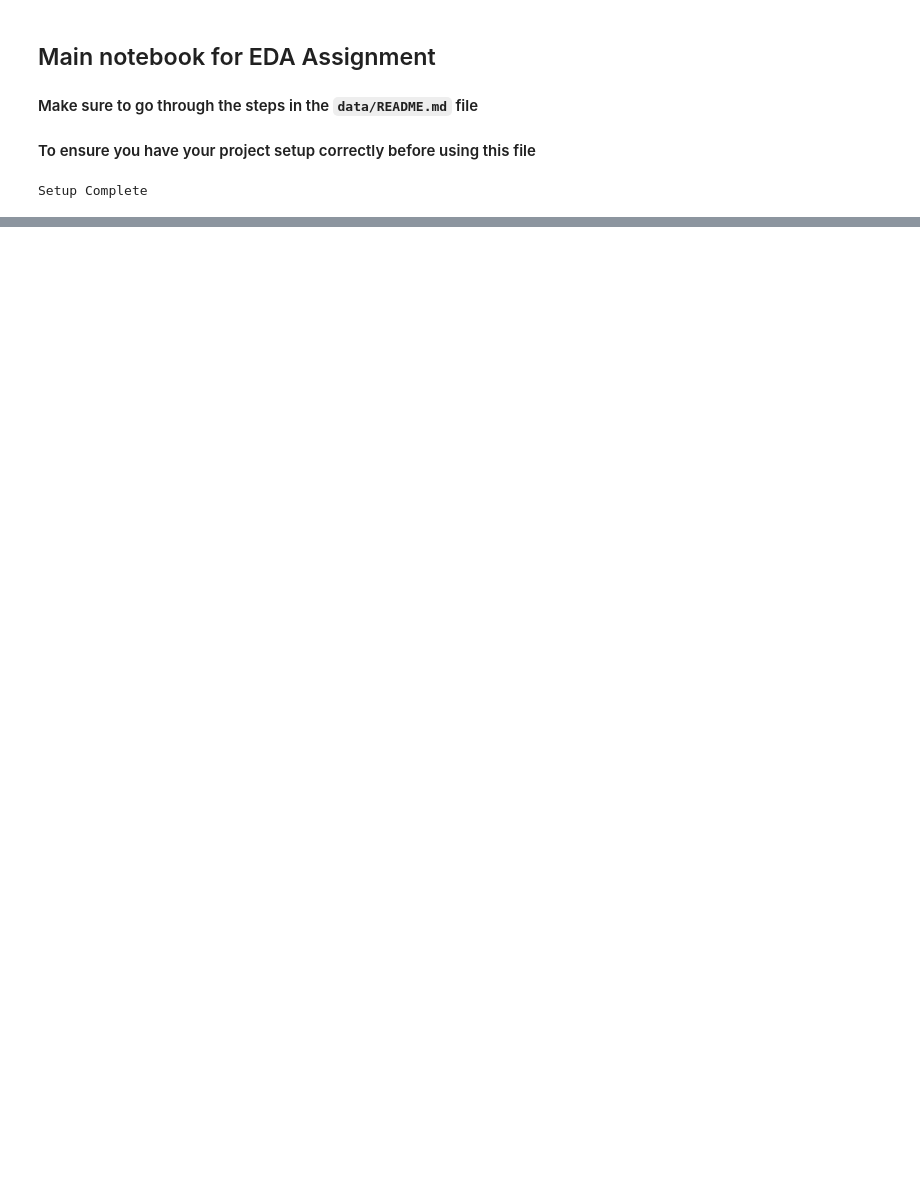
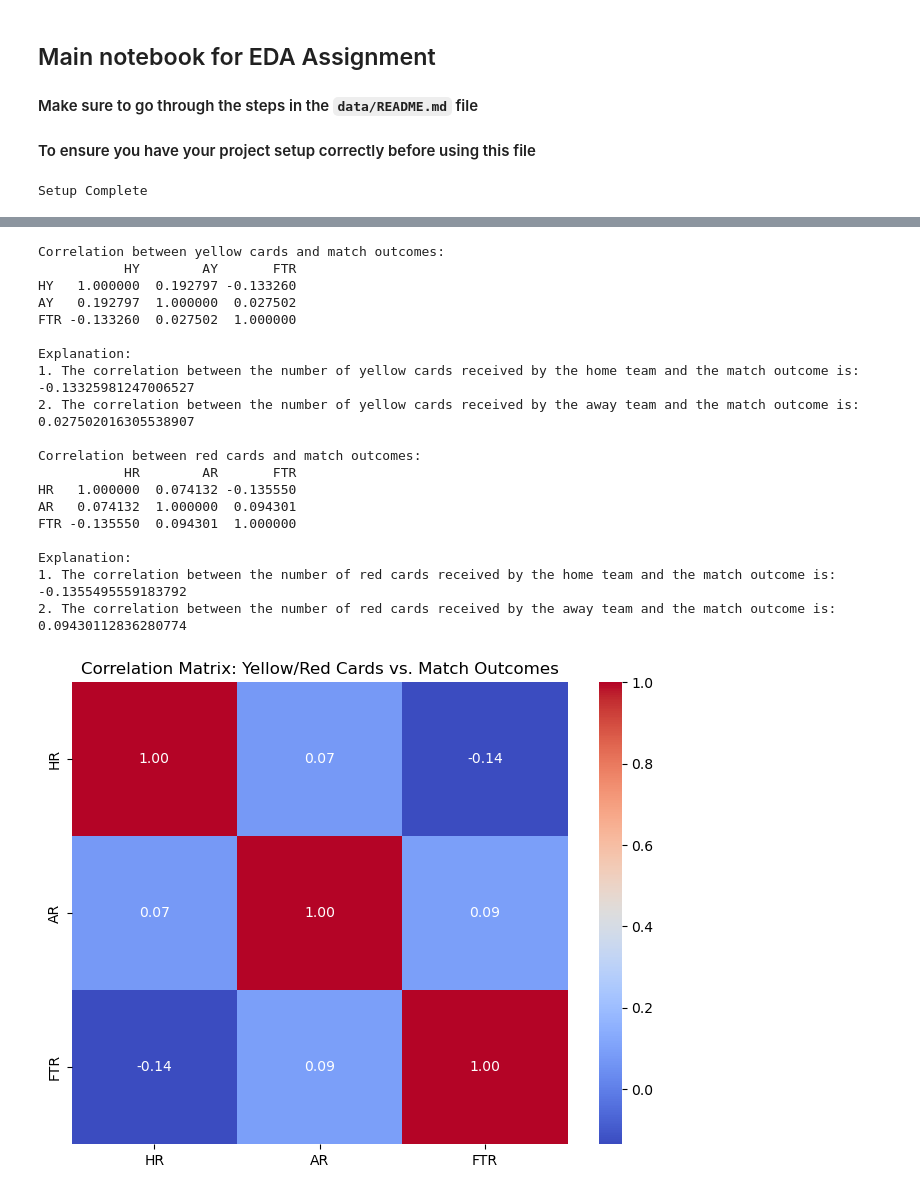
Before and after one commit to kadevirgil/CS4580_EDA, a Jupyter notebook: main.ipynb, the cells around one changed output, grey strips where cells are left out. Saved outputs shown, nothing was run; the diff lists cells and outputs as text; code cells hidden in the pictures; blank space fills up the shorter version.

```diff
--- a/main.ipynb
+++ b/main.ipynb
@@ -63,0 +287,76 @@ results_data.head()
+# %%
+# TODO: Do disciplinary actions (yellow and red cards) have an impact on the outcome of a match?
+
+# 8. Yellow Cards Influence
+# Try to find a correlation between the number of yellow cards and the outcome of the match
+# If home team has more yellow cards, does it affect the outcome of the match?
+# If the away team has more yellow cards, does it affect the outcome of the match?
+# Calculate the correlation between yellow cards and match outcomes
+yellow_cards_correlation = results_data[['HY', 'AY', 'FTR']].copy()
+
+# Convert FTR to numerical values for correlation calculation
+# H -> 1 (Home win), D -> 0 (Draw), A -> -1 (Away win)
+yellow_cards_correlation['FTR'] = yellow_cards_correlation['FTR'].map({'H': 1, 'D': 0, 'A': -1})
+
+# Calculate the correlation matrix
+correlation_matrix = yellow_cards_correlation.corr()
+
+# Display the correlation matrix
+print("Correlation between yellow cards and match outcomes:")
+print(correlation_matrix)
+
+# Explain the correlation matrix
+print("\nExplanation:")
+print("1. The correlation between the number of yellow cards received by the home team and the match outcome is:", correlation_matrix.loc['HY', 'FTR'])
+print("2. The correlation between the number of yellow cards received by the away team and the match outcome is:", correlation_matrix.loc['AY', 'FTR'])
+
+# 9. Red Cards Influence
+# Try to find a correlation between the number of red cards and the outcome of the match
+# If home team has more red cards, does it affect the outcome of the match?
+# If the away team has more red cards, does it affect the outcome of the match?
+# Calculate the correlation between red cards and match outcomes
+red_cards_correlation = results_data[['HR', 'AR', 'FTR']].copy()
+
+# Convert FTR to numerical values for correlation calculation
+# H -> 1 (Home win), D -> 0 (Draw), A -> -1 (Away win)
+red_cards_correlation['FTR'] = red_cards_correlation['FTR'].map({'H': 1, 'D': 0, 'A': -1})
+
+# Calculate the correlation matrix
+correlation_matrix = red_cards_correlation.corr()
+
+# Display the correlation matrix
+print("\nCorrelation between red cards and match outcomes:")
+print(correlation_matrix)
+
+# Explain the correlation matrix
+print("\nExplanation:")
+print("1. The correlation between the number of red cards received by the home team and the match outcome is:", correlation_matrix.loc['HR', 'FTR'])
+print("2. The correlation between the number of red cards received by the away team and the match outcome is:", correlation_matrix.loc['AR', 'FTR'])
+
+
+# Plot the correlation matrix
+plt.figure(figsize=(8, 6))
+sns.heatmap(correlation_matrix, annot=True, cmap='coolwarm', fmt=".2f")
+plt.title('Correlation Matrix: Yellow/Red Cards vs. Match Outcomes')
+plt.show()
+# %% [output]
+Correlation between yellow cards and match outcomes:
+           HY        AY       FTR
+HY   1.000000  0.192797 -0.133260
+AY   0.192797  1.000000  0.027502
+FTR -0.133260  0.027502  1.000000
+
+Explanation:
+1. The correlation between the number of yellow cards received by the home team and the match outcome is: -0.13325981247006527
+2. The correlation between the number of yellow cards received by the away team and the match outcome is: 0.027502016305538907
+
+Correlation between red cards and match outcomes:
+           HR        AR       FTR
+HR   1.000000  0.074132 -0.135550
+AR   0.074132  1.000000  0.094301
+FTR -0.135550  0.094301  1.000000
+
+Explanation:
+1. The correlation between the number of red cards received by the home team and the match outcome is: -0.1355495559183792
+2. The correlation between the number of red cards received by the away team and the match outcome is: 0.09430112836280774
+[figure, added]
```
Also changed, not shown: parts of 11 cells of this notebook.
